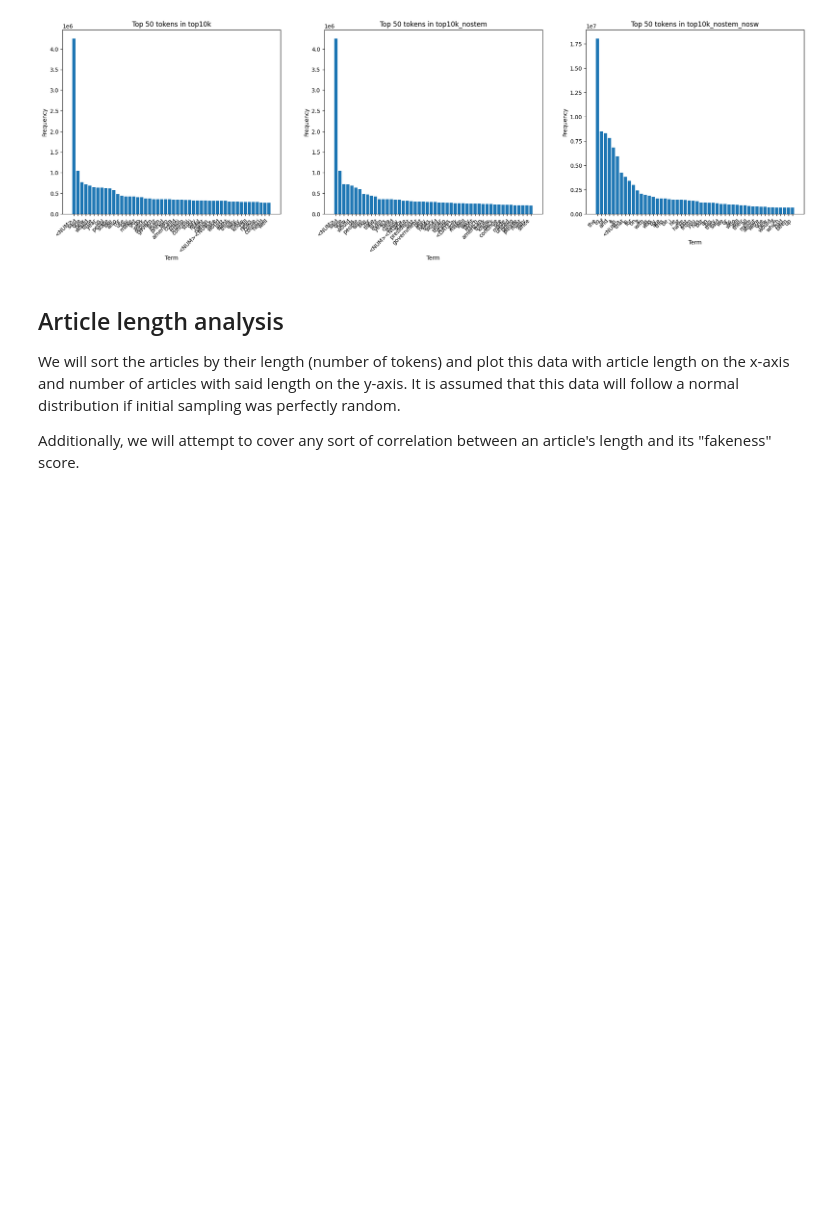
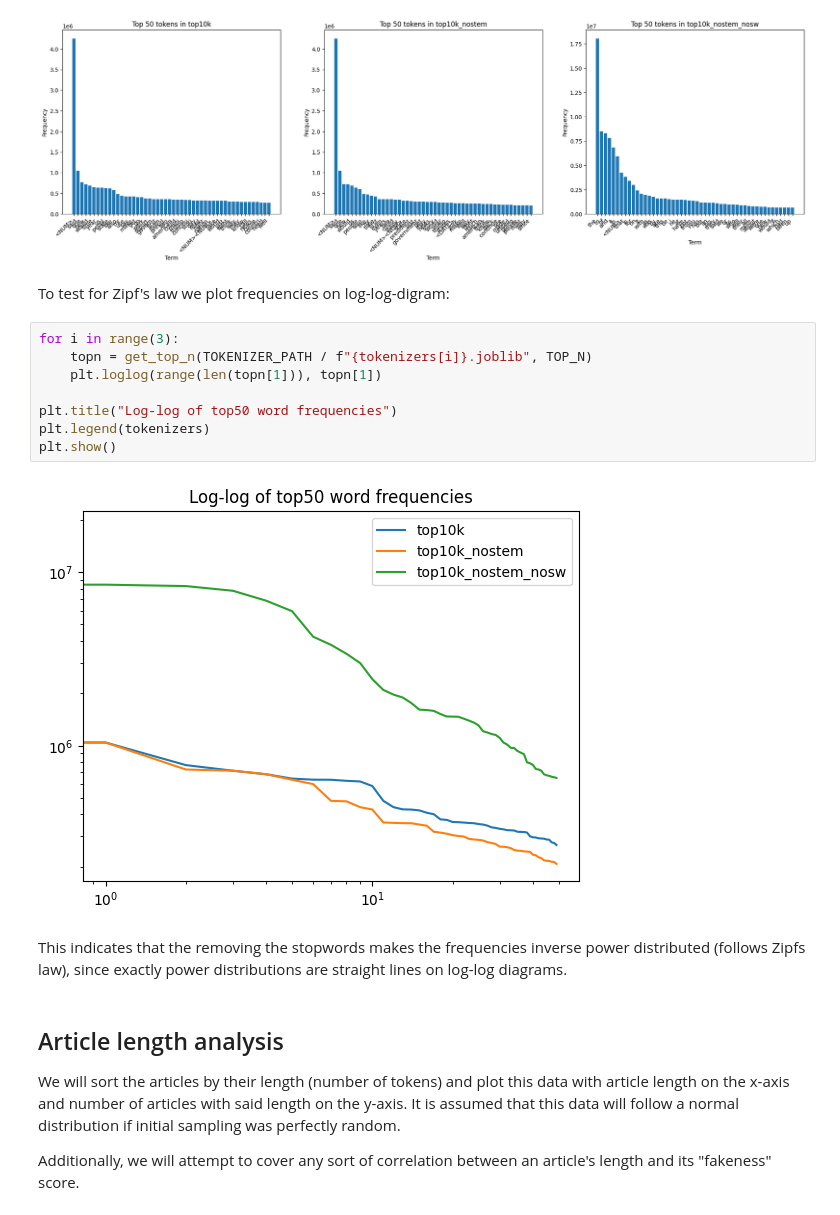
Before and after one commit to BimmerBass/GDS2026, a Jupyter notebook: data_analysis.ipynb, the cells around one changed output. Drawn from its saved outputs; the diff is of its cells as text; blank space fills up the shorter version.

```diff
--- a/data_analysis.ipynb
+++ b/data_analysis.ipynb
@@ -143,6 +143,20 @@ for i in range(3):
 plt.show()
 # %% [output]
 [figure]
+# %% [markdown]
+To test for Zipf's law we plot frequencies on log-log-digram:
+# %%
+for i in range(3):
+    topn = get_top_n(TOKENIZER_PATH / f"{tokenizers[i]}.joblib", TOP_N)
+    plt.loglog(range(len(topn[1])), topn[1])
+
+plt.title("Log-log of top50 word frequencies")
+plt.legend(tokenizers)
+plt.show()
+# %% [output]
+[figure, added]
+# %% [markdown]
+This indicates that the removing the stopwords makes the frequencies inverse power distributed (follows Zipfs law), since exactly power distributions are straight lines on log-log diagrams.
 # %% [markdown]
 ## Article length analysis
 We will sort the articles by their length (number of tokens) and plot this data with article length on the x-axis and number of articles with said length on the y-axis. It is assumed that this data will follow a normal distribution if initial sampling was perfectly random.
```
Also changed, not shown: parts of 2 cells of this notebook.
